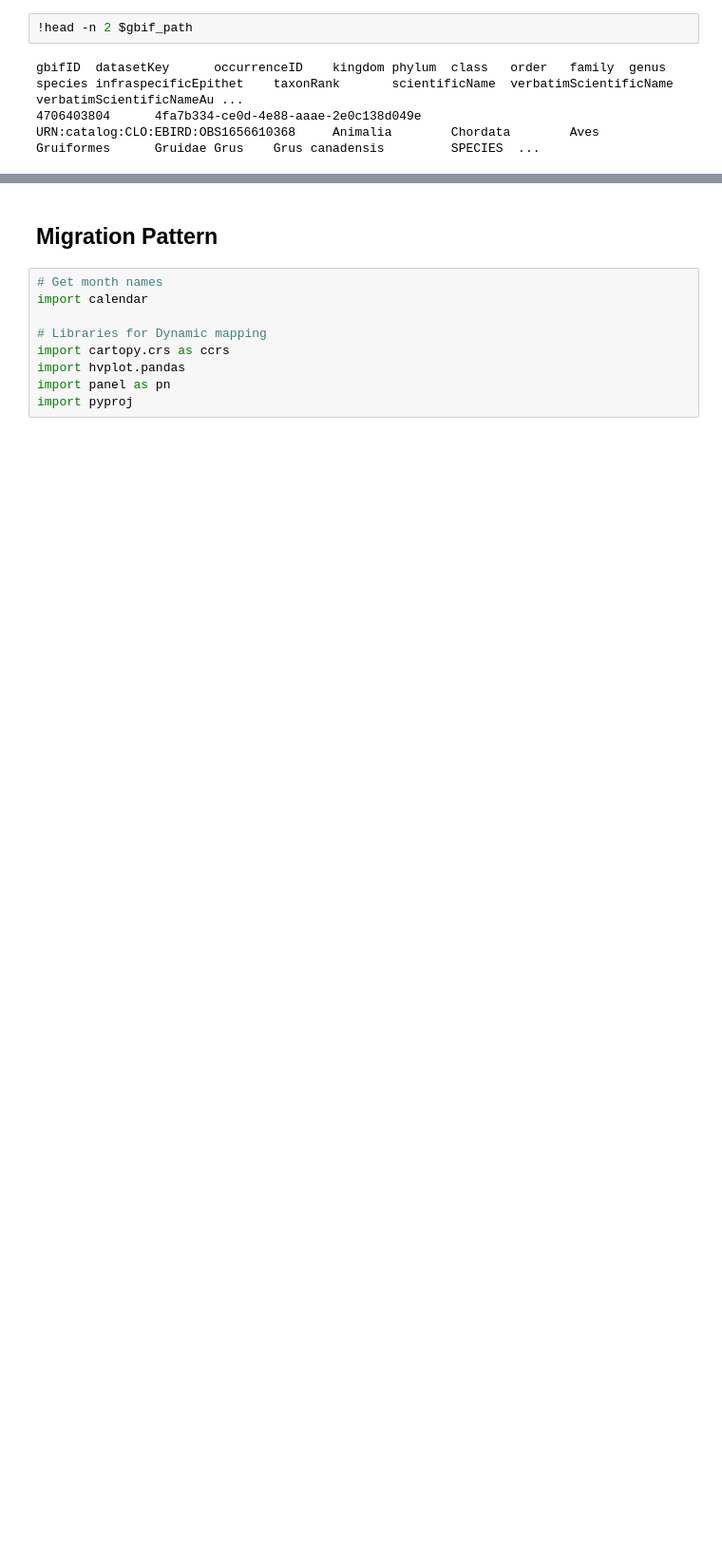
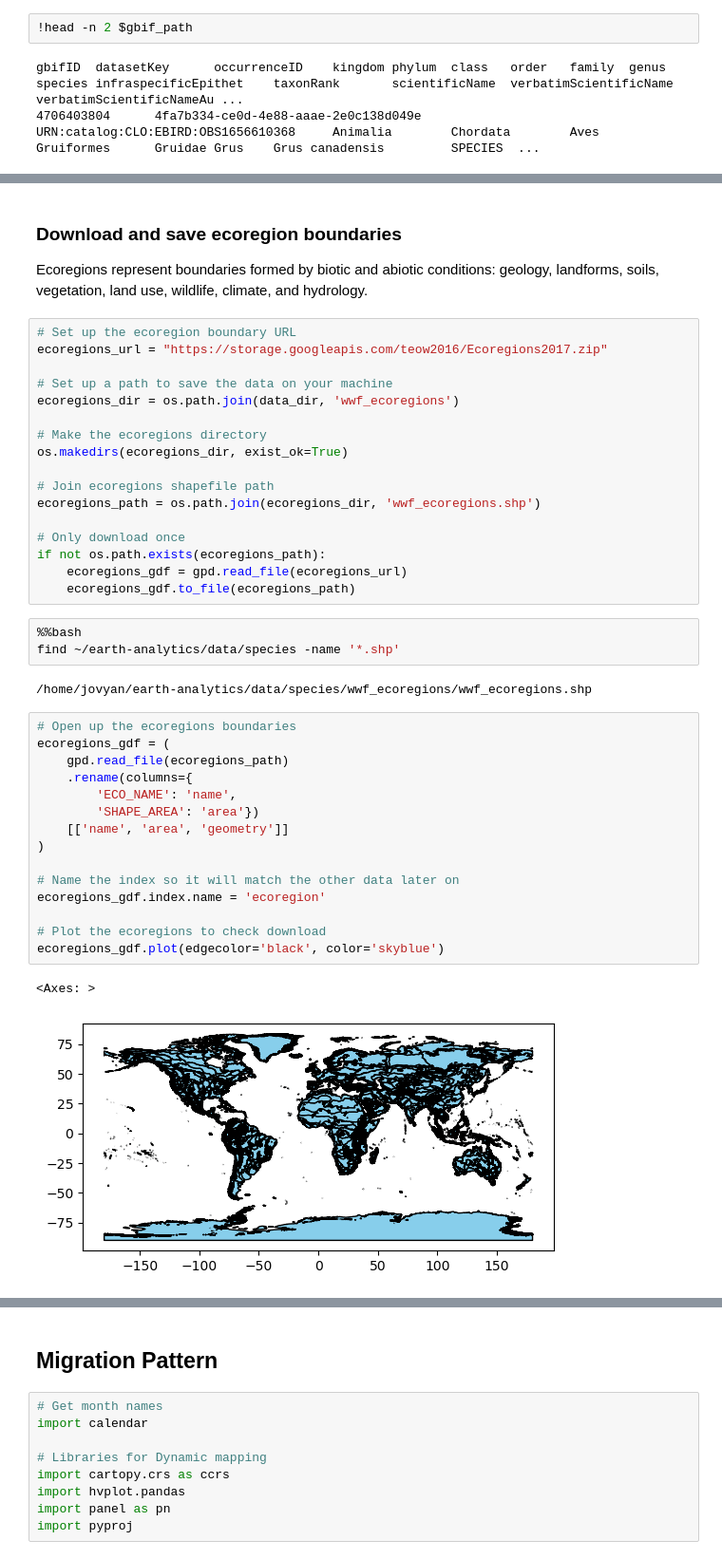
Before and after one commit to earthlab-education/species-distribution-coding-challenge-byandell, a Jupyter notebook: notebooks/species-distribution-98-download.ipynb, the cells around one changed output, grey strips where cells are left out. Shown: that part at 95% size. Cells and saved outputs as stored; diff of their text form; blank space fills up the shorter version.

Commit message:
more progress but fail at migration plot

```diff
--- a/notebooks/species-distribution-98-download.ipynb
+++ b/notebooks/species-distribution-98-download.ipynb
@@ -249,0 +348,44 @@ gbif_df.head()
+# %% [markdown]
+### Download and save ecoregion boundaries
+
+Ecoregions represent boundaries formed by biotic and abiotic conditions: geology, landforms, soils, vegetation, land use, wildlife, climate, and hydrology.
+# %%
+# Set up the ecoregion boundary URL
+ecoregions_url = "https://storage.googleapis.com/teow2016/Ecoregions2017.zip"
+
+# Set up a path to save the data on your machine
+ecoregions_dir = os.path.join(data_dir, 'wwf_ecoregions')
+
+# Make the ecoregions directory
+os.makedirs(ecoregions_dir, exist_ok=True)
+
+# Join ecoregions shapefile path
+ecoregions_path = os.path.join(ecoregions_dir, 'wwf_ecoregions.shp')
+
+# Only download once
+if not os.path.exists(ecoregions_path):
+    ecoregions_gdf = gpd.read_file(ecoregions_url)
+    ecoregions_gdf.to_file(ecoregions_path)
+# %%
+%%bash
+find ~/earth-analytics/data/species -name '*.shp'
+# %% [output]
+/home/jovyan/earth-analytics/data/species/wwf_ecoregions/wwf_ecoregions.shp
+# %%
+# Open up the ecoregions boundaries
+ecoregions_gdf = (
+    gpd.read_file(ecoregions_path)
+    .rename(columns={
+        'ECO_NAME': 'name',
+        'SHAPE_AREA': 'area'})
+    [['name', 'area', 'geometry']]
+)
+
+# Name the index so it will match the other data later on
+ecoregions_gdf.index.name = 'ecoregion'
+
+# Plot the ecoregions to check download
+ecoregions_gdf.plot(edgecolor='black', color='skyblue')
+# %% [output]
+<Axes: >
+[figure, added]
```
Also changed, not shown: parts of 31 cells of this notebook.
